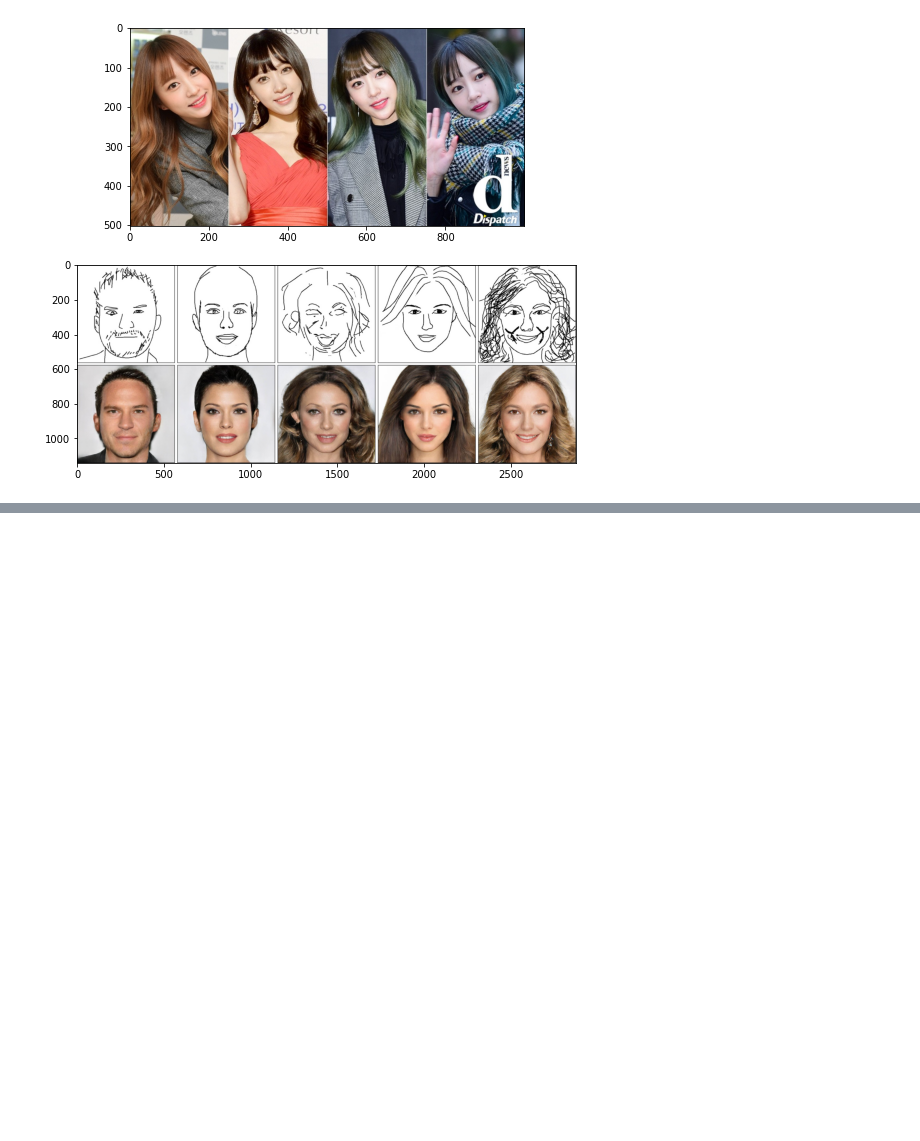
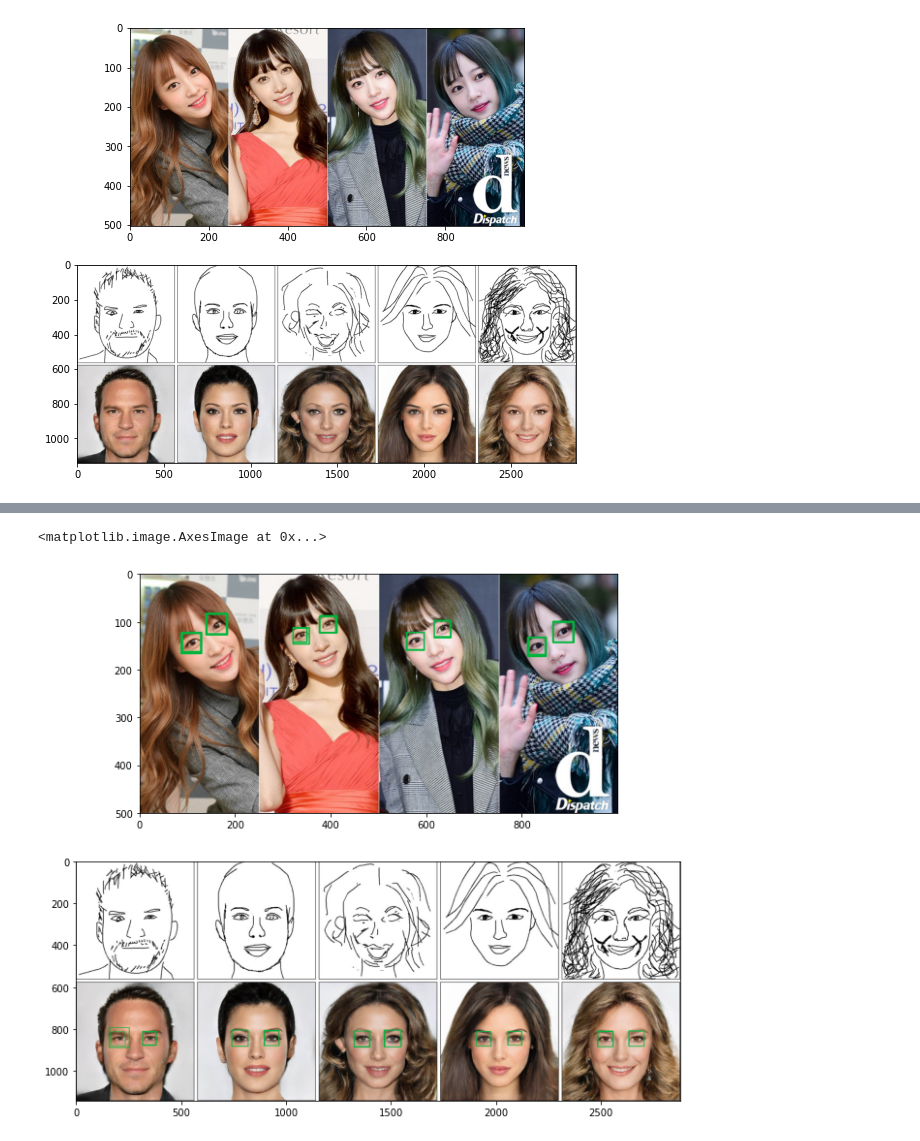
Before and after one commit to onitonitonito/openCV_TAcademy_reboot, a Jupyter notebook: drowsiness_detect/eye_detect.ipynb, the cells around one changed output, grey strips where cells are left out. Saved outputs shown, nothing was run; the diff lists cells and outputs as text; code cells hidden in the pictures; blank space fills up the shorter version.

```diff
--- a/drowsiness_detect/eye_detect.ipynb
+++ b/drowsiness_detect/eye_detect.ipynb
@@ -15,10 +17,19 @@ dir_img = get_cut_dir('drowsiness_detect') + 'src_image/'
 cascade_face = cv2.CascadeClassifier(dir_dnn + 'haarcascade_frontalface_default.xml')
 cascade_eye = cv2.CascadeClassifier(dir_dnn + 'haarcascade_eye.xml')
 cascade_smile = cv2.CascadeClassifier(dir_dnn + 'haarcascade_smile.xml')
+# %%
+def getGray(image):
+    return cv2.cvtColor(image, cv2.COLOR_BGR2RGB)
+
+def getRGB(image):
+    return cv2.cvtColor(image, cv2.COLOR_BGR2RGB)
+
+def getBGR(image):
+    return cv2.cvtColor(image, cv2.COLOR_RGB2BGR)
 # %%
 def detect_eye(img_RGB:object) -> object:
     """# eyd detection & return rectangular marks"""
-    img_gray =  cv2.cvtColor(img_RGB, cv2.COLOR_BGR2GRAY)
+    img_gray =  getGray(img_RGB)
 
     eyes = cascade_eye.detectMultiScale(
                     image=img_gray,
@@ -94,0 +60,10 @@ yarn                   0.0.9
+# %%
+img1 = detect_eye(image_plt1)
+img2 = detect_eye(image_plt2)
+
+fig, axes = plt.subplots(2,1,figsize=(13,10))
+axes[0].imshow(img1)
+axes[1].imshow(img2)
+# %% [output]
+<matplotlib.image.AxesImage at 0x...>
+[figure, added]
```
Also changed, not shown: parts of 5 cells of this notebook, 30 other files.
